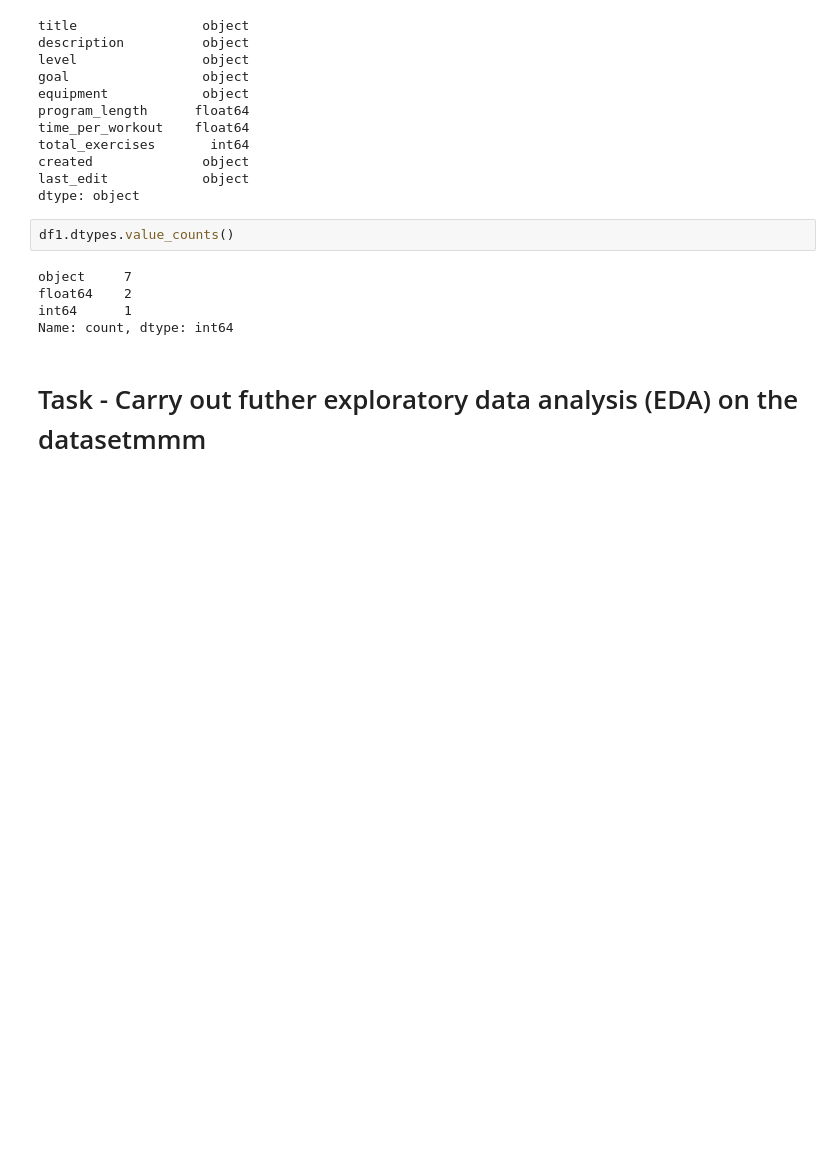
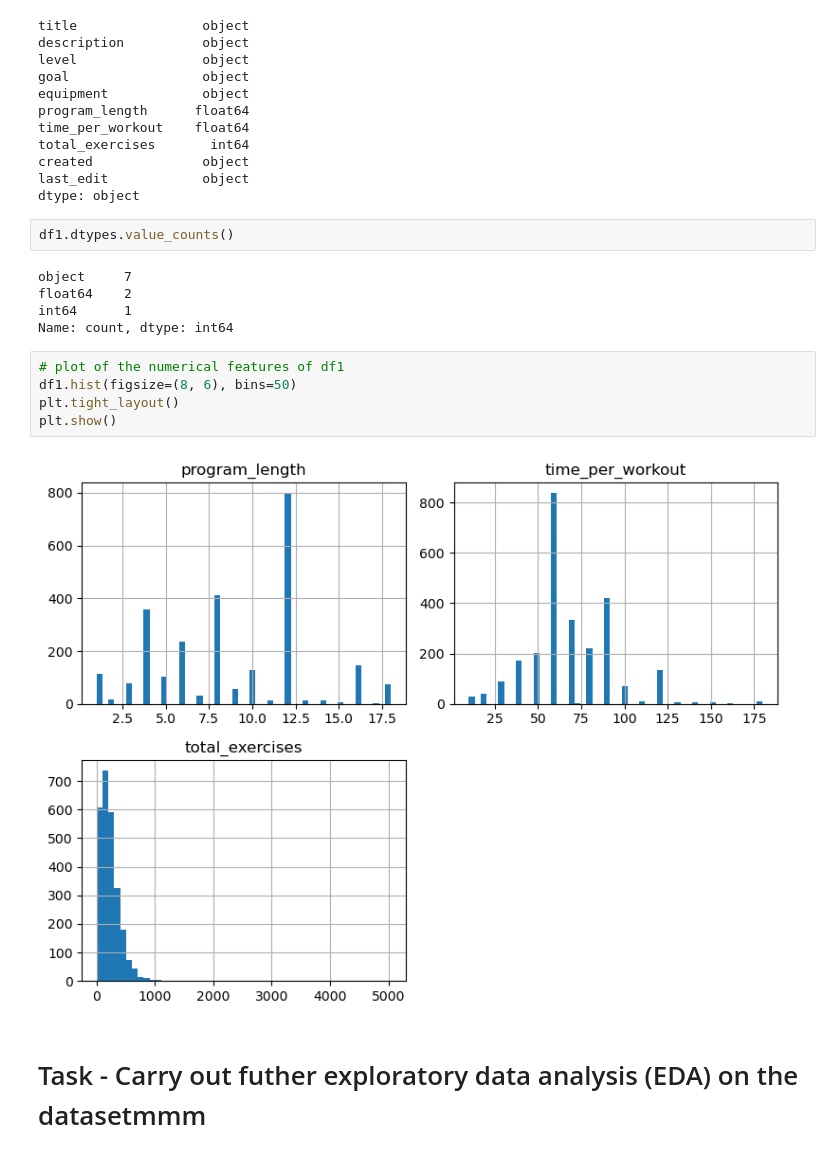
Before and after one commit to abiolaks/trulyfit_project_ai6, a Jupyter notebook: notebook/eda.ipynb, the cells around one changed output. Saved outputs shown, nothing was run; the diff lists cells and outputs as text; blank space fills up the shorter version.

Commit message:
feat: edit notebook; check numerical dist

```diff
--- a/notebook/eda.ipynb
+++ b/notebook/eda.ipynb
@@ -124,5 +124,12 @@ object     7
 float64    2
 int64      1
 Name: count, dtype: int64
+# %%
+# plot of the numerical features of df1
+df1.hist(figsize=(8, 6), bins=50)
+plt.tight_layout()
+plt.show()
+# %% [output]
+[figure, added]
 # %% [markdown]
 # Task - Carry out futher exploratory data analysis (EDA) on the datasetmmm
```
